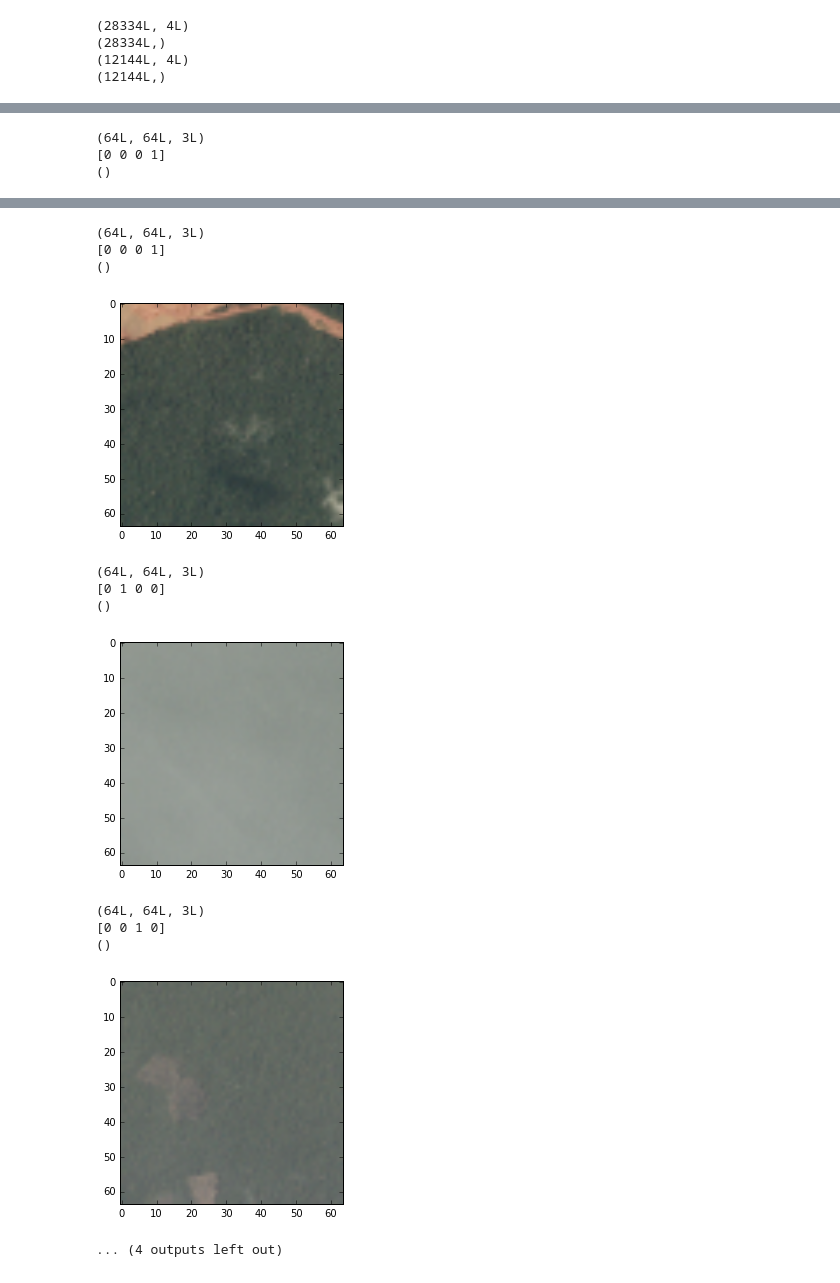
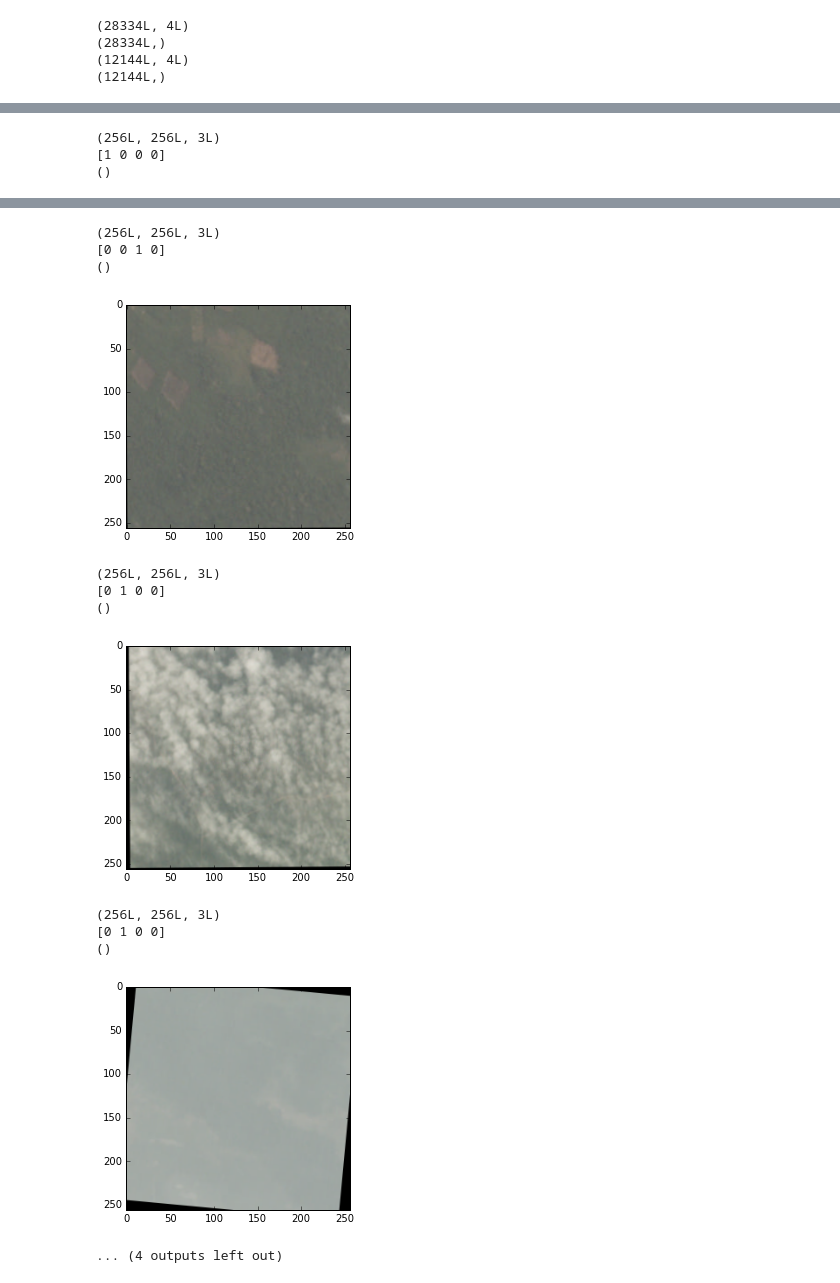
Before and after one commit to TanjaCrijns/MLIP-Brainforest, a Jupyter notebook: notebooks/Weather_network.ipynb, the cells around one changed output, grey strips where cells are left out. Cells and saved outputs as stored; diff of their text form; code cells hidden in the pictures.

```diff
--- a/notebooks/Weather_network.ipynb
+++ b/notebooks/Weather_network.ipynb
@@ -38,11 +39,11 @@ for path in paths:
 
 import dataset
 from data import *
-from data_generators_leo import get_data
+from data_generators_leo import get_data, get_data_channels_last
 
 data_path = '..\\data\\'
 jpg_path = data_path + 'train-jpg'
-batch_size=8
+batch_size=100
 
 weather_labels = ['clear', 'cloudy', 'haze', 'partly_cloudy']
 train_csv = get_class_data(train=True, label='weather')
@@ -76,8 +77,12 @@ print(val_data.shape)
                                       #flip=True, shift_x=5, shift_y=5, rot_range=10,
                                       #elastic_trans=False, batch_size=8, balance_batches=True)
 
-train_gen = get_data(train_data, jpg_path, train_labels, augmentation=False,
-                     batch_size=batch_size, img_size=(64, 64), balance_batches=True)
+# train_gen = get_data(train_data, jpg_path, train_labels, batch_size=batch_size, augmentation=True,
+#                      hflip=True, vflip=True, shift_x=5, shift_y=5, rot_range=10,
+#                      elastic_trans=False, img_size=(128, 128), balance_batches=True)
 
-val_gen = get_data(val_data, jpg_path, val_labels, augmentation=False,
-                   batch_size=batch_size, img_size=(64, 64), balance_batches=True)
+train_gen = get_data_channels_last(train_data, jpg_path, train_labels, batch_size=batch_size, augmentation=False,
+                     img_size=(256,256), balance_batches=True)
+
+val_gen = get_data_channels_last(val_data, jpg_path, val_labels, augmentation=False,
+                   batch_size=batch_size, img_size=(256,256), balance_batches=True)
@@ -84,9 +177,10 @@ val_gen = get_data(val_data, jpg_path, val_labels, augmentation=False,
 # %%
 batch = train_gen.next()
+print(batch[0].shape)
 
 for i in range(batch[0].shape[0]):
     img = batch[0][i,:,:,:]
-    img = np.transpose(img, (1,2,0))
+    #img = np.transpose(img, (1,2,0))
     print(img.shape)
     print(batch[1][i])
     print()
@@ -105,3 +200,3 @@ for i in range(batch[0].shape[0]):
-(64L, 64L, 3L)
-[0 0 0 1]
+(256L, 256L, 3L)
+[1 0 0 0]
 ()
@@ -109,13 +204,13 @@ for i in range(batch[0].shape[0]):
-(64L, 64L, 3L)
-[0 0 0 1]
+(256L, 256L, 3L)
+[0 0 1 0]
 ()
-[figure, old version]
+[figure, new version]
-(64L, 64L, 3L)
+(256L, 256L, 3L)
 [0 1 0 0]
 ()
-[figure, old version]
+[figure, new version]
-(64L, 64L, 3L)
-[0 0 1 0]
+(256L, 256L, 3L)
+[0 1 0 0]
 ()
-[figure, old version]
+[figure, new version]
 ... (4 outputs left out)
```
Also changed, not shown: parts of 10 cells of this notebook, 1 other file.
